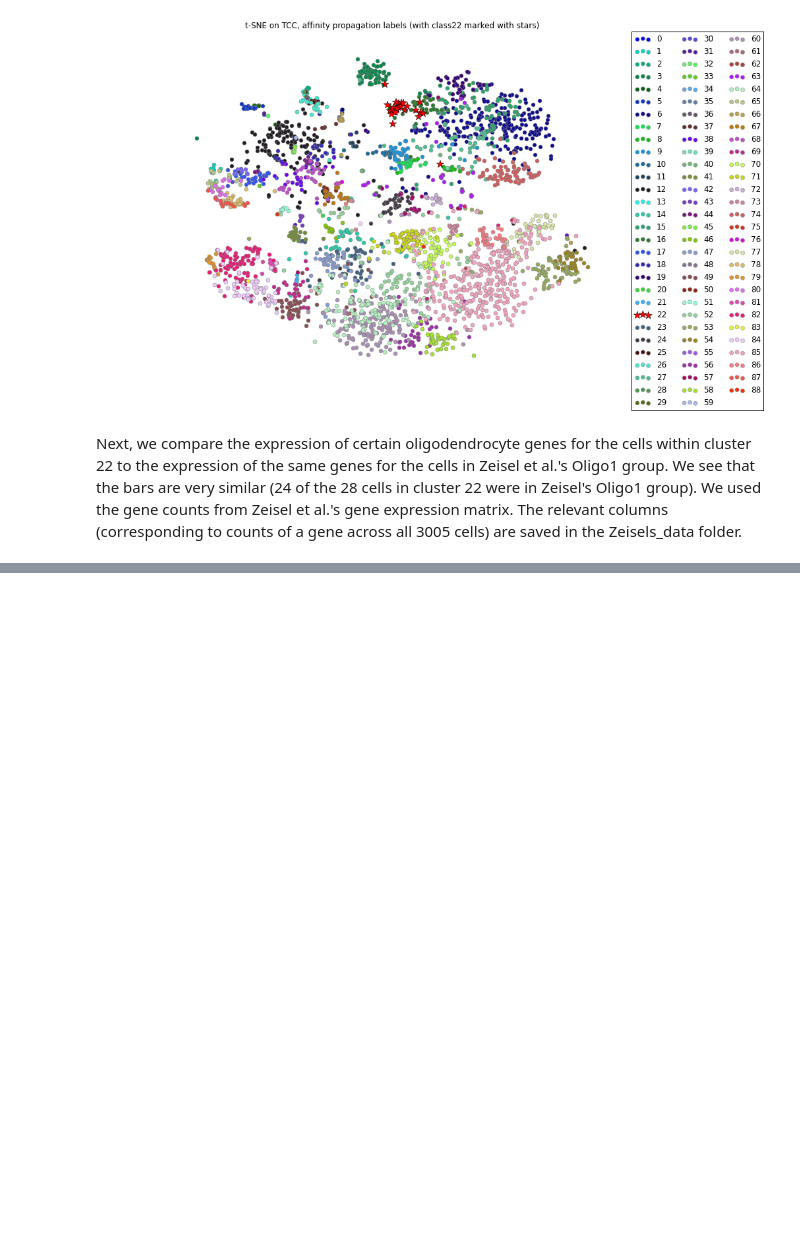
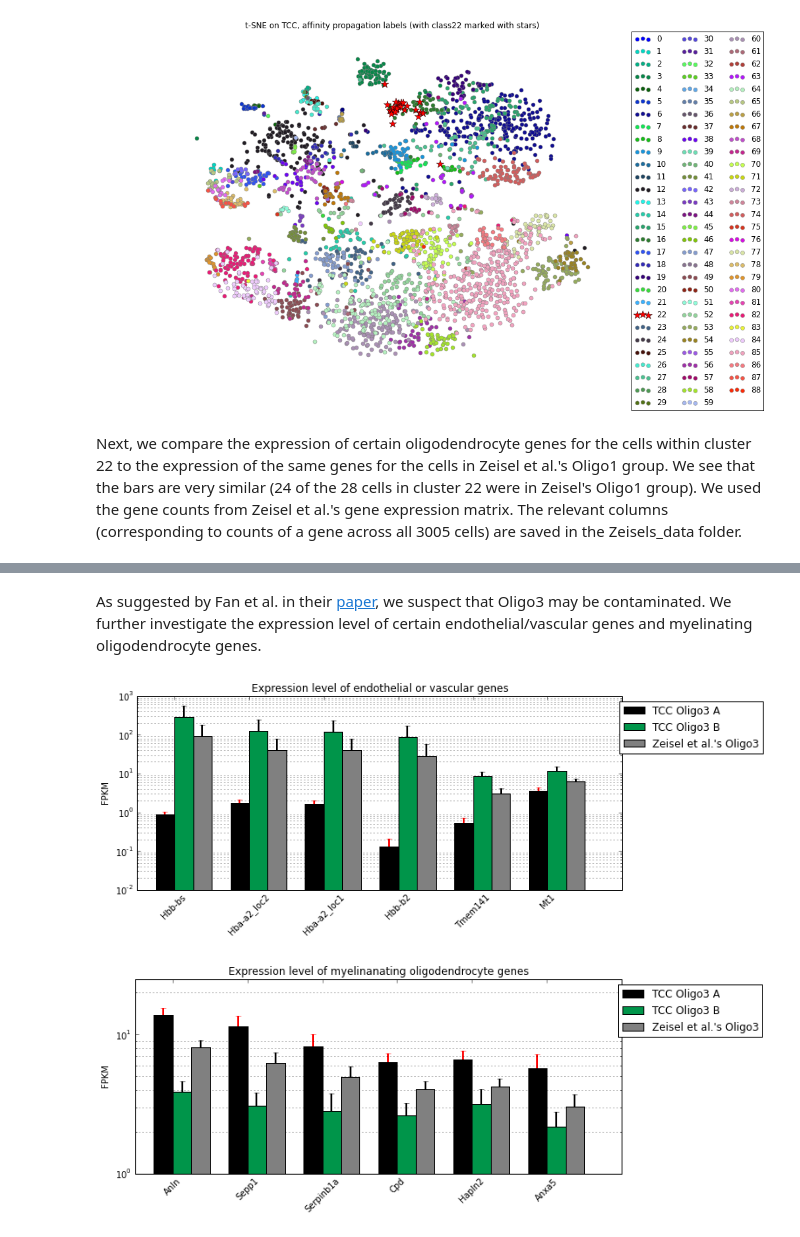
Before and after one commit to govinda-kamath/clustering_on_transcript_compatibility_counts, a Jupyter notebook: Zeisel_pipeline/Zeisel_Analysis.ipynb, the cells around one changed output, grey strips where cells are left out. Cells and saved outputs as stored; diff of their text form; code cells hidden in the pictures; blank space fills up the shorter version.

```diff
--- a/Zeisel_pipeline/Zeisel_Analysis.ipynb
+++ b/Zeisel_pipeline/Zeisel_Analysis.ipynb
@@ -408,3 +439,55 @@ oligo3_B--> in class 6 (size:  257 | in true oligo3:  7 )
+# %% [markdown]
+As suggested by Fan et al. in their [paper](http://biorxiv.org/content/biorxiv/early/2015/09/16/026948.full.pdf), we suspect that Oligo3 may be contaminated. We further investigate the expression level of certain endothelial/vascular genes and myelinating oligodendrocyte genes.
+# %%
+end_vas_genes = ["Hbb-bs","Hba-a2_loc2","Hba-a2_loc1","Hbb-b2","Tmem141","Mt1"]
+mye_oli_genes = ["Anln","Sepp1","Serpinb1a","Cpd","Hapln2","Anxa5"]
+
+def bar_plot_oligo3(genes,labels_true,labels_TCC,t,y1,y2):
+    # Compute relevant means and standard errors for the 3 populations
+    oZ_means,oA_means,oB_means,oZ_stds,oA_stds,oB_stds = [],[],[],[],[],[]
+    for gn in genes:
+        g = np.loadtxt('./Zeisels_data/'+gn+'_counts.txt')
+        oZ_means.append(np.mean(g[labels_true=='Oligo3']))
+        oA_means.append(np.mean(g[labels_TCC==0]))
+        oB_means.append(np.mean(g[labels_TCC==1]))
+        oZ_stds.append(np.std(g[labels_true=='Oligo3'])/np.sqrt(np.sum(labels_true=='Oligo3')))
+        oA_stds.append(np.std(g[labels_TCC==0])/np.sqrt(np.sum(labels_TCC==0)))
+        oB_stds.append(np.std(g[labels_TCC==1])/np.sqrt(np.sum(labels_TCC==1)))
+    # Generate the bar plot
+    fig = plt.figure(figsize=(10,4))
+    ax = fig.add_subplot(111)
+    ind = np.arange(len(genes))
+    width = 0.25
+    rects1 = ax.bar(ind,oA_means,width,color='black',yerr=oA_stds,
+                    error_kw=dict(elinewidth=2,ecolor='red'),zorder=3)
+    rects2 = ax.bar(ind+width,oB_means,width,color='#00954A',yerr=oB_stds,
+                    error_kw=dict(elinewidth=2,ecolor='black'),zorder=3)
+    rects3 = ax.bar(ind+2*width,oZ_means,width,color='gray',yerr=oZ_stds,
+                    error_kw=dict(elinewidth=2,ecolor='black'),zorder=3)
+    ax.set_xlim(-width,len(ind)+width)
+    ax.set_ylim(y1,y2)
+    ax.set_yticks([1,2,3,4,5,6,7,8,9,10,20])
+    ax.set_yticklabels(['1','2','3','4','5','6','7','8','9','10','20'])
+    ax.yaxis.grid(True, which='minor')
+    xTickMarks = [i for i in genes]
+    ax.set_xticks(ind+width)
+    xtickNames = ax.set_xticklabels(xTickMarks)
+    plt.setp(xtickNames, rotation=45)
+    ax.set_yscale('log')
+    plt.ylabel('FPKM')
+    plt.title(t)
+    ax.legend((rects1[0], rects2[0], rects3[0]),
+              ('TCC Oligo3 A', 'TCC Oligo3 B',"Zeisel et al.'s Oligo3"),
+              bbox_to_anchor=(1.3, 1))
+    plt.show()
+
+bar_plot_oligo3(end_vas_genes,labels47,tcc_affinity_labels,
+                'Expression level of endothelial or vascular genes',0.01,1000)
+bar_plot_oligo3(mye_oli_genes,labels47,tcc_affinity_labels,
+                'Expression level of myelinanating oligodendrocyte genes',1,25)
+# %% [output]
+[figure, added]
+[figure, added]
 # %% [markdown]
 ## Coverage Analysis <a id='section5'></a>
 
```
Also changed, not shown: parts of 21 cells of this notebook.
